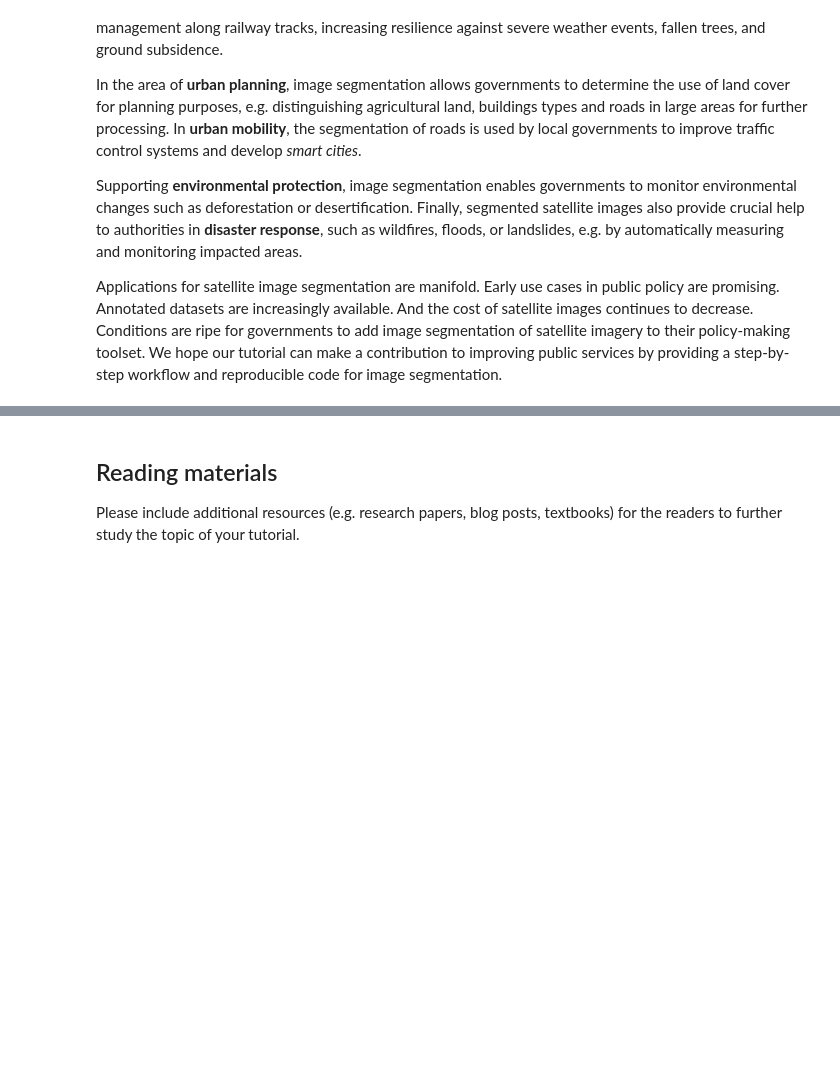
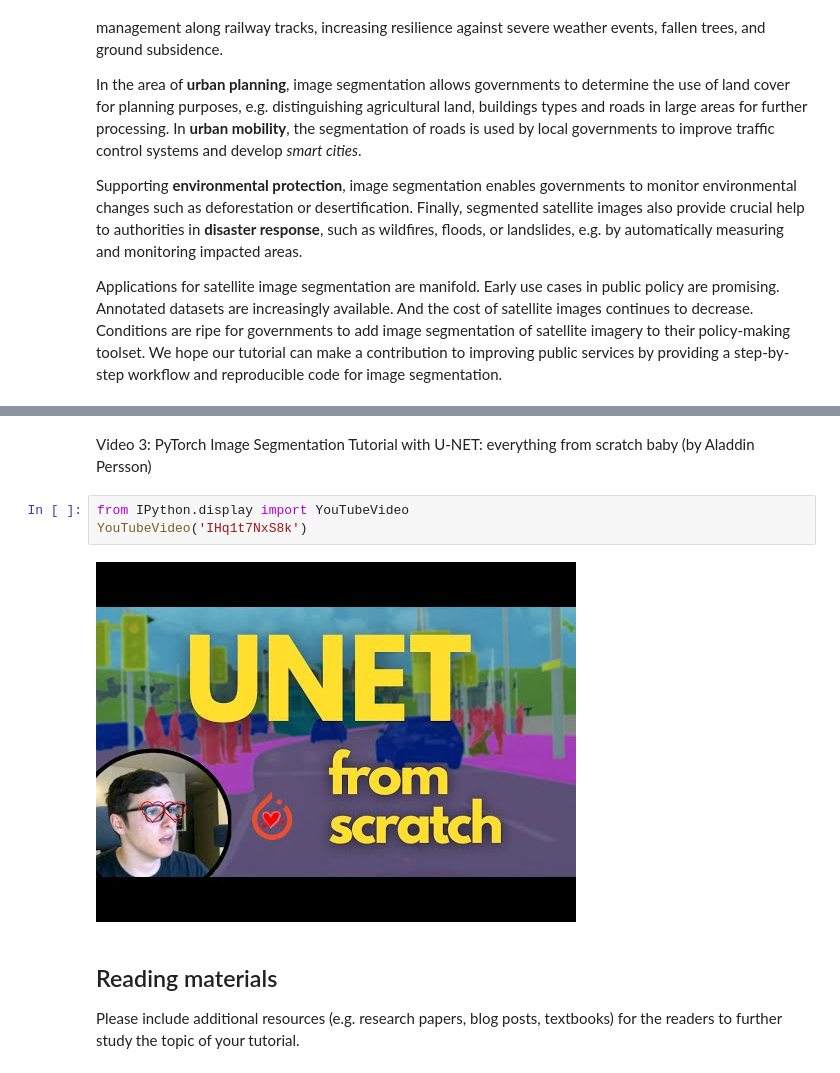
Before and after one commit to GabZech/building-segmentation-tutorial, a Jupyter notebook: DL_tutorial_memo_and_overview.ipynb, the cells around one changed output, grey strips where cells are left out. Drawn from its saved outputs; the diff is of its cells as text; blank space fills up the shorter version.

```diff
--- a/DL_tutorial_memo_and_overview.ipynb
+++ b/DL_tutorial_memo_and_overview.ipynb
@@ -155,3 +161,10 @@ YouTubeVideo('aircAruvnKk')
+# %% [markdown]
+Video 3: PyTorch Image Segmentation Tutorial with U-NET: everything from scratch baby (by Aladdin Persson)
+# %%
+from IPython.display import YouTubeVideo
+YouTubeVideo('IHq1t7NxS8k')
+# %% [output]
+[figure, added]
 # %% [markdown]
 ## Reading materials
 Please include additional resources (e.g. research papers, blog posts, textbooks) for the readers to further study the topic of your tutorial.
```
Also changed, not shown: parts of 9 cells of this notebook.
